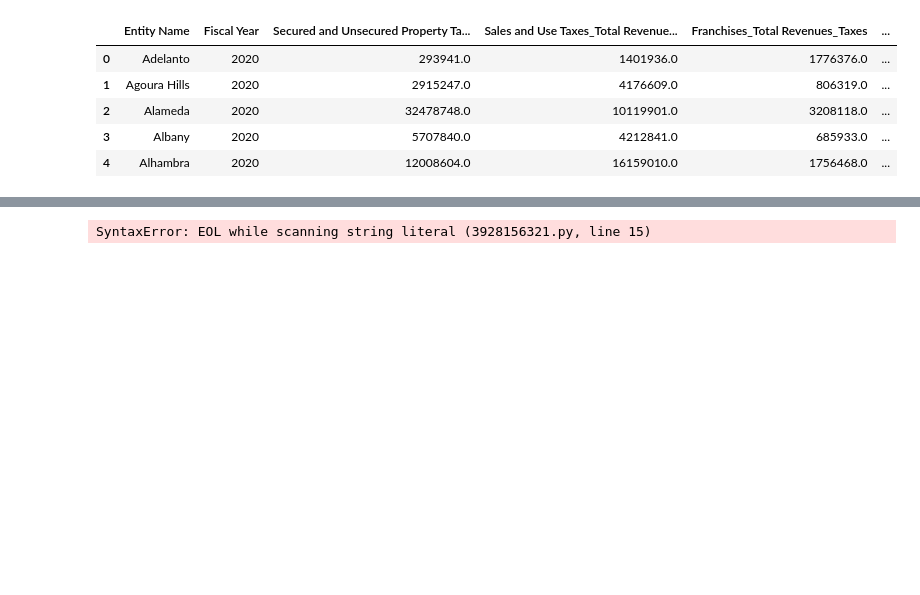
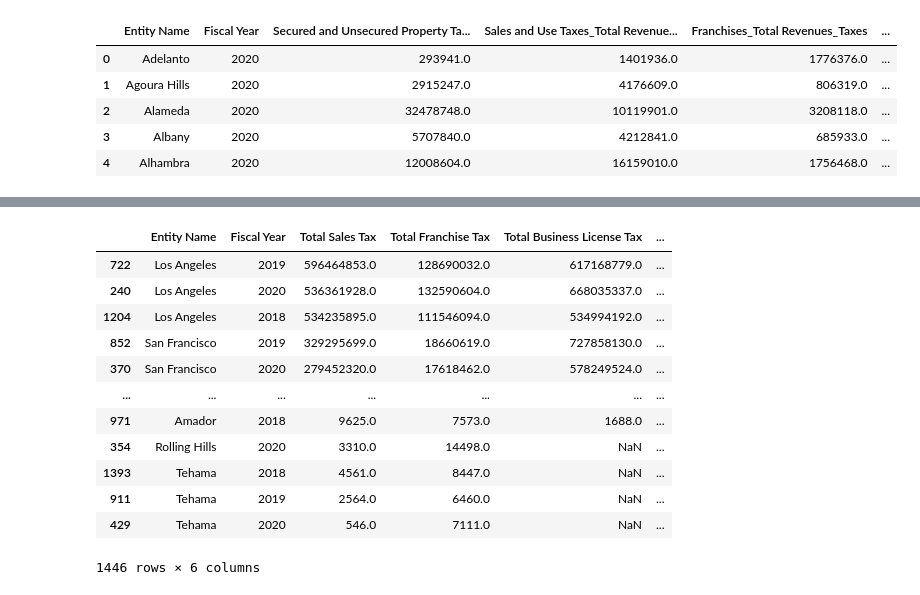
Before and after one commit to kaylajgranados/Project-1-Group-5, a Jupyter notebook: Analysis/data.ipynb, the cells around one changed output, grey strips where cells are left out. Drawn from its saved outputs; the diff is of its cells as text; code cells hidden in the pictures; blank space fills up the shorter version.

```diff
--- a/Analysis/data.ipynb
+++ b/Analysis/data.ipynb
@@ -122,29 +127,32 @@ IndexingError: Too many indexers
-# %%
-#Making a dataframe to compare business related taxes
-
-business_tax_df = new_property_tax_df[["Entity Name", "Fiscal Year", "Sales and Use Taxes_Total Revenues_Taxes", "Franchises_Total Revenues_Taxes", "Business License Taxes_Total Revenues_Taxes"]]
-business_tax_df
-
-business_tax_by_cities = business_tax_df.set_index("Entity Name")
-business_tax_by_cities
-
-renamed_business_tax_by_cities= business_tax_by_cities.rename(columns={"Sales and Use Taxes_Total Revenues_Taxes": "Total Sales Tax", "Franchises_Total Revenues_Taxes": "Total Franchise Tax", "Business License Taxes_Total Revenues_Taxes": "Total Business License Tax"})
-renamed_business_tax_by_cities
-
-# my attempt to only bring up the cities we chose - this is broken
-city_names = renamed_property_tax_by_cities.loc[(["Entity Name"]=="Los Angeles", "San Jose", "San Diego", "Thousand Oaks", "Los Gatos", "Poway")]
-city_names
-
-# my attempt to only look at year 2020 - this is broken
-year_2020 = renamed_property_tax_by_cities.loc[(["Fiscal Year"] == "2020")]
-year_2020
-
-# I would like to make a new column using the Sum to add up these rows. I'm unsure how to do that
-
-# to sort highest to lowest
-# update total sales tax once I figure out how to make a new column that's a sum of these three columns
-highest_business_tax = renamed_business_tax_by_cities.sort_values("Total Sales Tax", ascending=False)
-highest_business_tax
-# %% [output]
-SyntaxError: EOL while scanning string literal (3928156321.py, line 15)
+# %%
+#Create a dataframe to compare business related taxes
+
+business_tax_df = new_property_tax_df[["Entity Name", "Fiscal Year", "Sales and Use Taxes_Total Revenues_Taxes", "Franchises_Total Revenues_Taxes", "Business License Taxes_Total Revenues_Taxes"]]
+
+renamed_business_tax_df= business_tax_df.rename(columns={"Sales and Use Taxes_Total Revenues_Taxes": "Total Sales Tax", "Franchises_Total Revenues_Taxes": "Total Franchise Tax", "Business License Taxes_Total Revenues_Taxes": "Total Business License Tax"})
+
+# Make overall total column
+cols = ["Total Sales Tax", "Total Franchise Tax", "Total Business License Tax"]
+renamed_business_tax_df["Overall Total Business Taxes"] = renamed_business_tax_df[cols].sum(axis=1)
+
+# Use loc to only display data for our 6 cities for 2020
+
+# Sort highest to lowest
+# This dataframe needs to be updated once I've completed the sort above
+highest_business_tax_df = renamed_business_tax_df.sort_values("Overall Total Business Taxes", ascending=False)
+highest_business_tax_df
+# %% [output]
+|  | Entity Name | Fiscal Year | Total Sales Tax | Total Franchise Tax | Total Business License Tax | ... |
+| 722 | Los Angeles | 2019 | 596464853.0 | 128690032.0 | 617168779.0 | ... |
+| 240 | Los Angeles | 2020 | 536361928.0 | 132590604.0 | 668035337.0 | ... |
+| 1204 | Los Angeles | 2018 | 534235895.0 | 111546094.0 | 534994192.0 | ... |
+| 852 | San Francisco | 2019 | 329295699.0 | 18660619.0 | 727858130.0 | ... |
+| 370 | San Francisco | 2020 | 279452320.0 | 17618462.0 | 578249524.0 | ... |
+| ... | ... | ... | ... | ... | ... | ... |
+| 971 | Amador | 2018 | 9625.0 | 7573.0 | 1688.0 | ... |
+| 354 | Rolling Hills | 2020 | 3310.0 | 14498.0 | NaN | ... |
+| 1393 | Tehama | 2018 | 4561.0 | 8447.0 | NaN | ... |
+| 911 | Tehama | 2019 | 2564.0 | 6460.0 | NaN | ... |
+| 429 | Tehama | 2020 | 546.0 | 7111.0 | NaN | ... |
+1446 rows × 6 columns
 # %%
```
Also changed, not shown: parts of 8 cells of this notebook.
